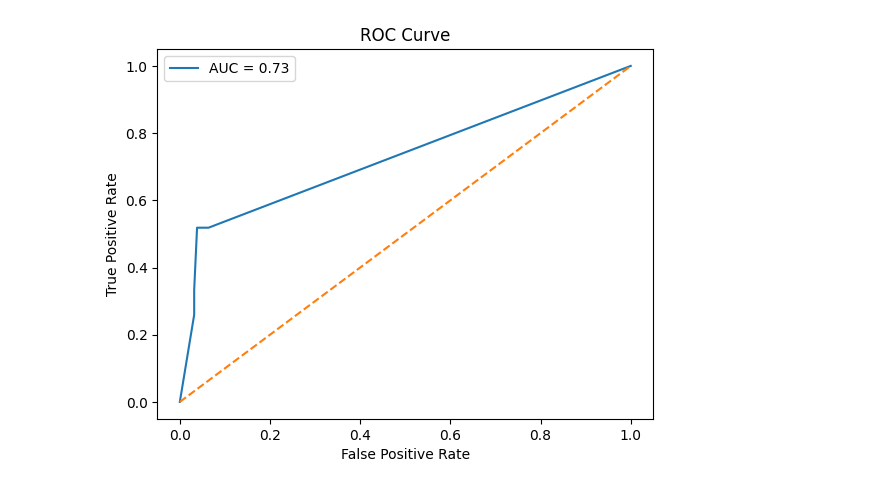
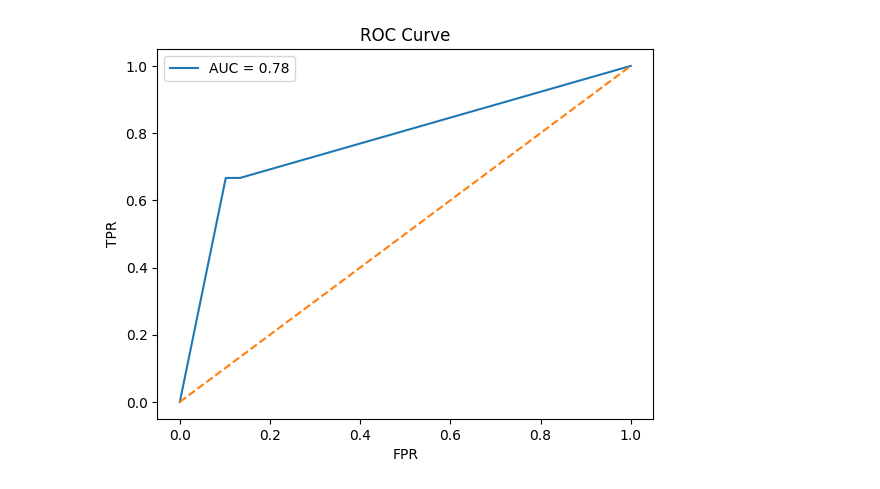
Before and after one commit to Abhisek963/machineLearning_Lab, a Jupyter notebook: 02April01.ipynb, the cells around one changed output. Drawn from its saved outputs; the diff is of its cells as text; code cells hidden in the pictures.

```diff
--- a/02April01.ipynb
+++ b/02April01.ipynb
@@ -38,14 +43,8 @@ X_train, X_test, y_train, y_test = train_test_split(X, y, test_size=0.2, random_
 # %%
-dt=DecisionTreeClassifier(random_state=42, class_weight='balanced')
+dt=DecisionTreeClassifier(random_state=42)
 param_grid = {
-    'max_depth': [None, 5, 10, 20],
-    'min_samples_split': [2, 5, 10],
-    'min_samples_leaf': [1, 2, 4],
-    'criterion': ['gini', 'entropy']
+    'model__max_depth': [5, 10, 20],
+    'model__min_samples_split': [2, 5],
+    'model__min_samples_leaf': [1, 2],
+    'model__criterion': ['gini', 'entropy']
 }
-grid=GridSearchCV(dt, param_grid, cv=3, n_jobs=-1, verbose=1)
-pipe = Pipeline([
-    ('preprocessor', preprocessor),
-    ('model', grid)
-])
-pipe.fit(X_train, y_train)
@@ -74,6 +51,15 @@ Pipeline(steps=[('preprocessor',
+# %%
+pipe = ImbPipeline(steps=[
+    ('preprocessor', preprocessor),
+    ('over', over),
+    ('under', under),
+    ('model', dt)
+])
 # %%
-print("Best Params:", pipe.named_steps['model'].best_params_)
-y_pred=pipe.predict(X_test)
+grid = GridSearchCV(pipe, param_grid, cv=3, scoring='f1', n_jobs=-1, verbose=1)
+grid.fit(X_train, y_train)
+y_pred = grid.predict(X_test)
+print("Best Params:", grid.best_params_)
 print("\nAccuracy:", accuracy_score(y_test, y_pred))
 print("\nClassification Report:\n", classification_report(y_test, y_pred))
 # %% [output]
@@ -101,14 +88,15 @@ plt.show()
+# %%
+y_prob=grid.predict_proba(X_test)[:, 1]
+fpr, tpr, _=roc_curve(y_test, y_prob)
+roc_auc=auc(fpr, tpr)
 # %%
-y_prob=pipe.predict_proba(X_test)[:, 1]
-fpr, tpr, _ = roc_curve(y_test, y_prob)
-roc_auc=auc(fpr, tpr)
 plt.figure()
 plt.plot(fpr, tpr, label=f"AUC = {roc_auc:.2f}")
-plt.plot([0,1], [0,1], linestyle='--')
-plt.xlabel("False Positive Rate")
-plt.ylabel("True Positive Rate")
+plt.plot([0, 1], [0, 1], linestyle='--')
+plt.xlabel("FPR")
+plt.ylabel("TPR")
 plt.title("ROC Curve")
 plt.legend()
 plt.show()
 # %% [output]
-[figure, old version]
+[figure, new version]
```
Also changed, not shown: parts of 13 cells of this notebook.
